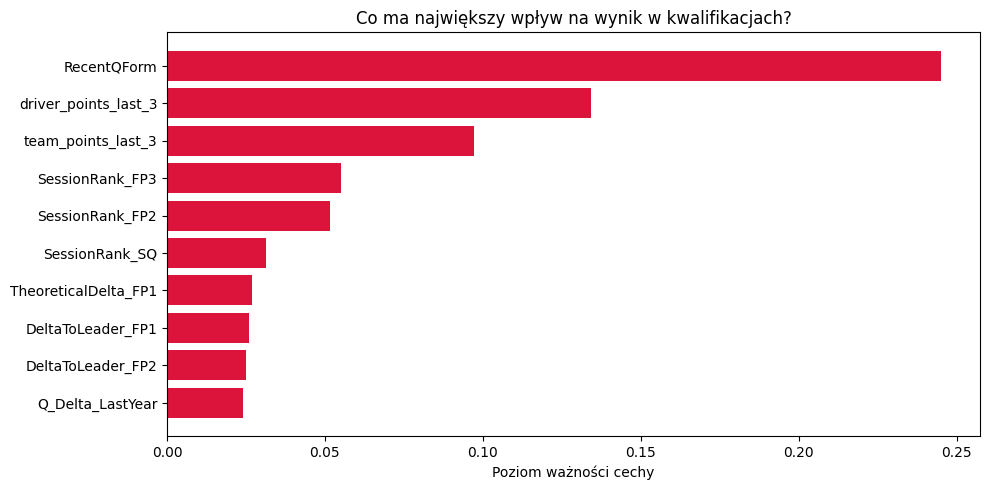
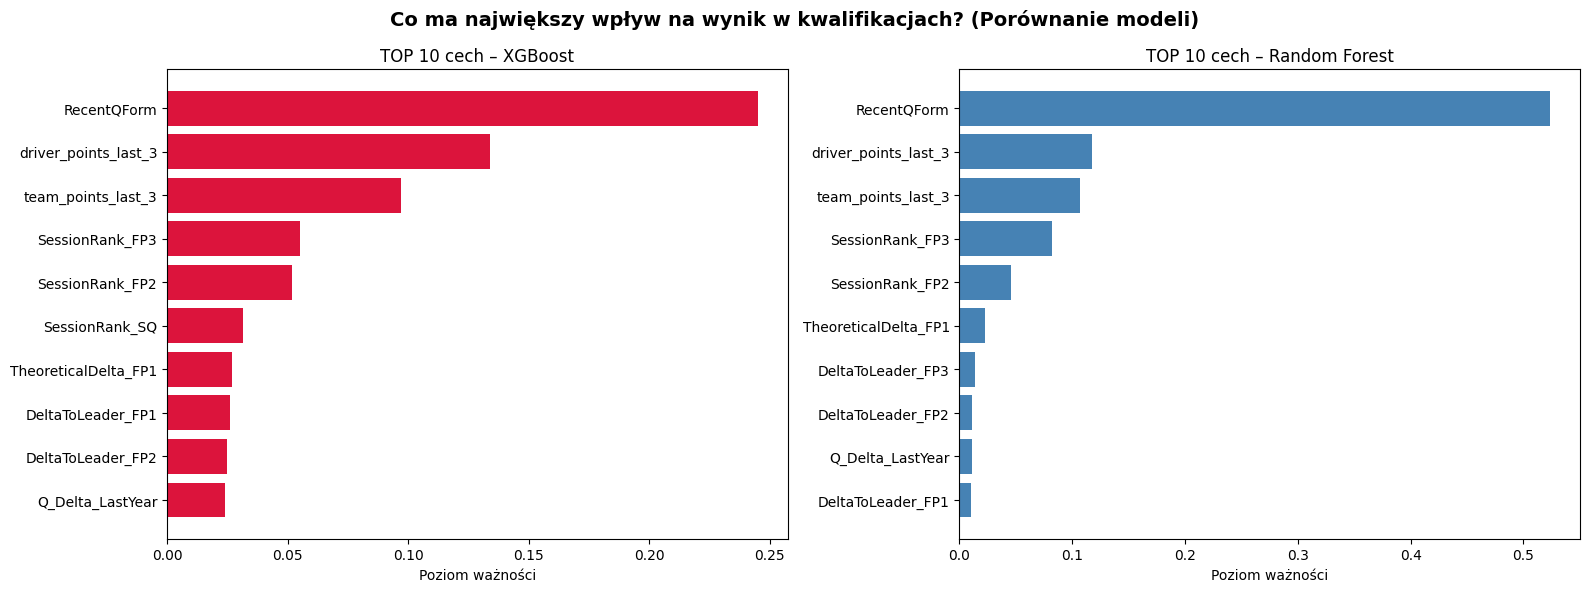
Code edit (unified diff) that turned the first committed figure into the second:
--- before
+++ after
@@ -1,37 +1,61 @@
-
+import matplotlib.pyplot as plt
+import numpy as np
+import pandas as pd
 from sklearn.metrics import mean_absolute_error, mean_squared_error
-import matplotlib.pyplot as plt
-import pandas as pd
-import numpy as np
 
 # 1. Metryki porównawcze
-mae_xgb  = mean_absolute_error(y_test, preds)
+mae_xgb = mean_absolute_error(y_test, preds)
 rmse_xgb = np.sqrt(mean_squared_error(y_test, preds))
-mae_rf   = mean_absolute_error(y_test, preds_rf)
-rmse_rf  = np.sqrt(mean_squared_error(y_test, preds_rf))
+mae_rf = mean_absolute_error(y_test, preds_rf)
+rmse_rf = np.sqrt(mean_squared_error(y_test, preds_rf))
 
+print("=== METRYKI PORÓWNAWCZE MODELI ===")
 print(f"{'Model':<15} {'MAE':>8} {'RMSE':>8}")
 print("-" * 33)
 print(f"{'XGBoost':<15} {mae_xgb:>8.3f} {rmse_xgb:>8.3f}")
 print(f"{'Random Forest':<15} {mae_rf:>8.3f} {rmse_rf:>8.3f}")
+print("\n" + "=" * 50 + "\n")
 
-# 2. Feature importance - porównanie obu modeli
-importance_xgb = pd.DataFrame({
-    "Cecha": X_train.columns,
-    "XGBoost": model.feature_importances_,
-    "RandomForest": model_rf.feature_importances_,
-}).sort_values(by="XGBoost", ascending=False).head(10)
+# 2. Pełne ramki ważności cech (potrzebne do niezależnego sortowania)
+df_imp_xgb = pd.DataFrame(
+    {"Cecha": X_train.columns, "Ważność": model.feature_importances_}
+).sort_values(by="Ważność", ascending=False)
 
-fig, axes = plt.subplots(1, 2, figsize=(16, 5))
+df_imp_rf = pd.DataFrame(
+    {"Cecha": X_train.columns, "Ważność": model_rf.feature_importances_}
+).sort_values(by="Ważność", ascending=False)
 
-axes[0].barh(importance_xgb["Cecha"][::-1], importance_xgb["XGBoost"][::-1], color="crimson")
+# --- TUTAJ WJEŻDŻA USUNIĘTY PRINT LISTY TOP 10 ---
+print("TOP 10 NAJWAŻNIEJSZYCH CECH – XGBOOST:")
+print(df_imp_xgb.head(10).to_string(index=False, formatters={"Ważność": "{:.4f}".format}))
+print("-" * 50)
+print("TOP 10 NAJWAŻNIEJSZYCH CECH – RANDOM FOREST:")
+print(df_imp_rf.head(10).to_string(index=False, formatters={"Ważność": "{:.4f}".format}))
+print("\n" + "=" * 50 + "\n")
+
+# 3. Wizualizacja – Wykresy pobierają teraz swoje własne, poprawne TOP 10
+fig, axes = plt.subplots(1, 2, figsize=(16, 6))
+
+# Wykres XGBoost
+top_10_xgb = df_imp_xgb.head(10)
+axes[0].barh(
+    top_10_xgb["Cecha"][::-1], top_10_xgb["Ważność"][::-1], color="crimson"
+)
 axes[0].set_title("TOP 10 cech – XGBoost")
-axes[0].set_xlabel("Ważność")
+axes[0].set_xlabel("Poziom ważności")
 
-axes[1].barh(importance_xgb["Cecha"][::-1], importance_xgb["RandomForest"][::-1], color="steelblue")
+# Wykres Random Forest
+top_10_rf = df_imp_rf.head(10)
+axes[1].barh(
+    top_10_rf["Cecha"][::-1], top_10_rf["Ważność"][::-1], color="steelblue"
+)
 axes[1].set_title("TOP 10 cech – Random Forest")
-axes[1].set_xlabel("Ważność")
+axes[1].set_xlabel("Poziom ważności")
 
-plt.suptitle("Co ma największy wpływ na wynik w kwalifikacjach?", fontsize=13)
+plt.suptitle(
+    "Co ma największy wpływ na wynik w kwalifikacjach? (Porównanie modeli)",
+    fontsize=14,
+    fontweight="bold",
+)
 plt.tight_layout()
 plt.show()

Commit: feat: dodanie spowrotem top 10 cech, dodatkowo dla random forest